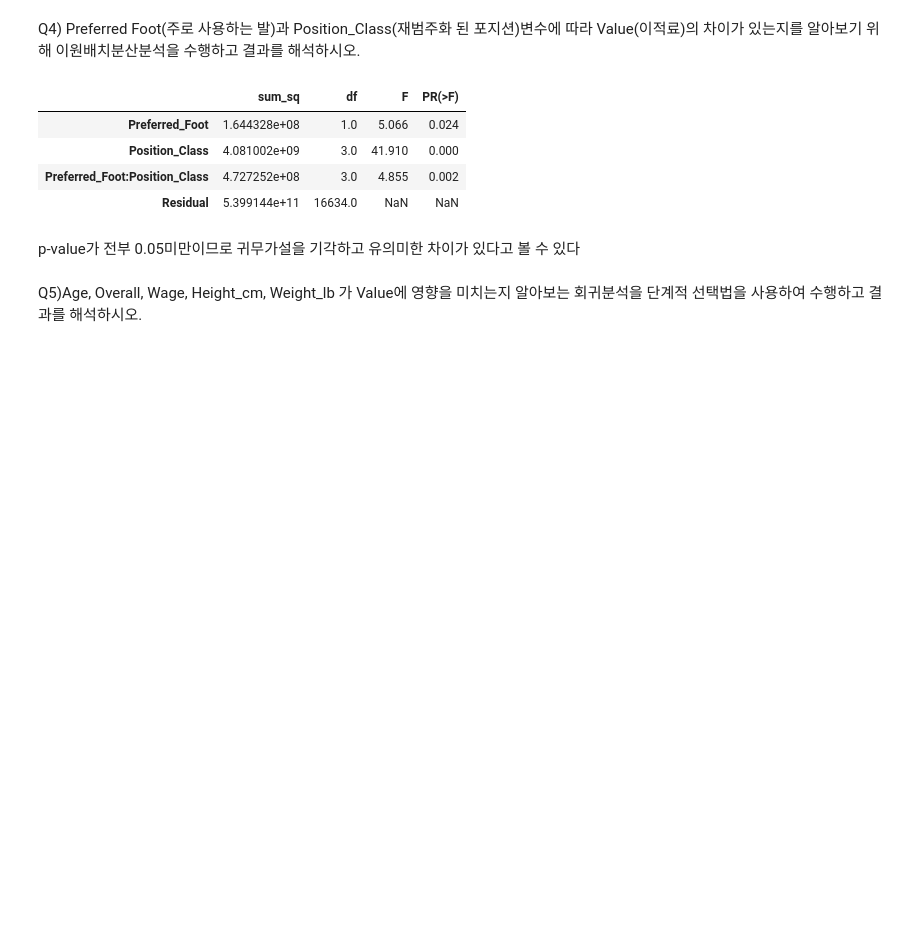
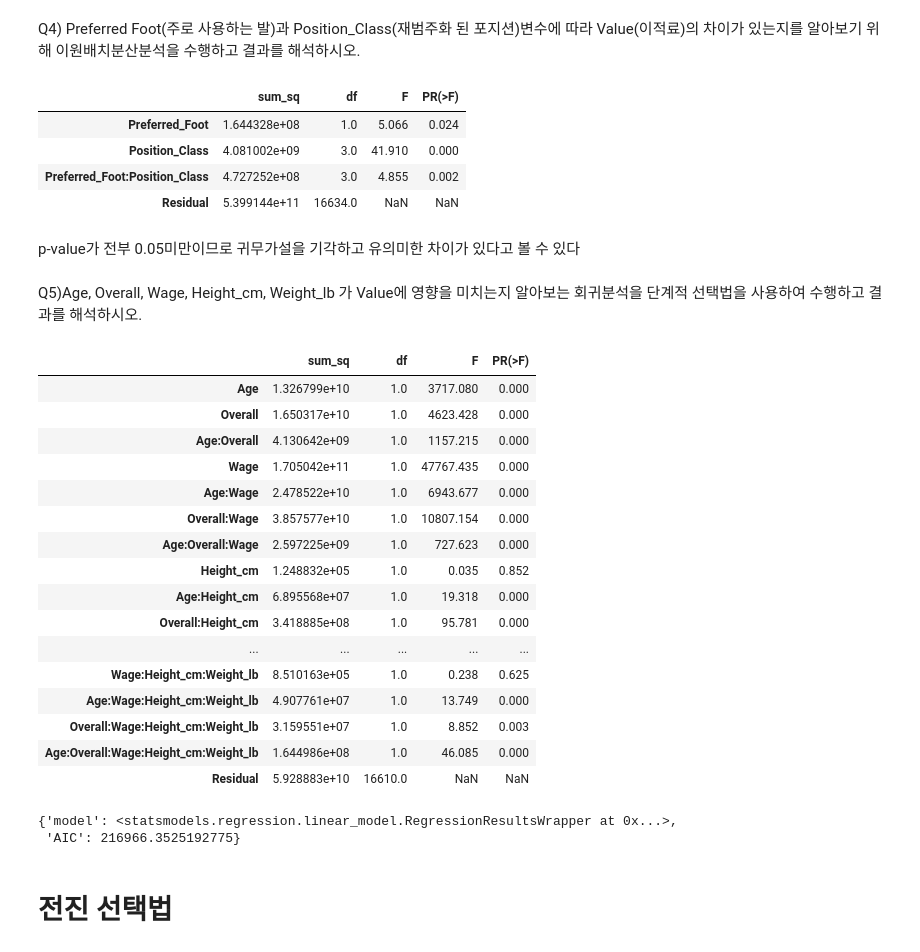
Before and after one commit to InChil2/Mac, a Jupyter notebook: stat/stat2.ipynb, the cells around one changed output. Drawn from its saved outputs; the diff is of its cells as text; code cells hidden in the pictures; blank space fills up the shorter version.

```diff
--- a/stat/stat2.ipynb
+++ b/stat/stat2.ipynb
@@ -812,3 +814,25 @@ sm.stats.anova_lm(fit_data2,typ=2).round(3)
 p-value가 전부 0.05미만이므로 귀무가설을 기각하고 유의미한 차이가 있다고 볼 수 있다
 # %% [markdown]
 Q5)Age, Overall, Wage, Height_cm, Weight_lb 가 Value에 영향을 미치는지 알아보는 회귀분석을 단계적 선택법을 사용하여 수행하고 결과를 해석하시오.
+# %%
+swm = fifa[['Age','Overall','Wage','Height_cm','Weight_lb','Value']]
+fit_swm = smf.ols('Value ~ Age * Overall * Wage * Height_cm * Weight_lb',swm).fit()
+sm.stats.anova_lm(fit_swm,typ=2).round(3)
+# %% [output]
+|  | sum_sq | df | F | PR(>F) |
+| Age | 1.326799e+10 | 1.0 | 3717.080 | 0.000 |
+| Overall | 1.650317e+10 | 1.0 | 4623.428 | 0.000 |
+| Age:Overall | 4.130642e+09 | 1.0 | 1157.215 | 0.000 |
+| Wage | 1.705042e+11 | 1.0 | 47767.435 | 0.000 |
+| Age:Wage | 2.478522e+10 | 1.0 | 6943.677 | 0.000 |
+| Overall:Wage | 3.857577e+10 | 1.0 | 10807.154 | 0.000 |
+| Age:Overall:Wage | 2.597225e+09 | 1.0 | 727.623 | 0.000 |
+| Height_cm | 1.248832e+05 | 1.0 | 0.035 | 0.852 |
+| Age:Height_cm | 6.895568e+07 | 1.0 | 19.318 | 0.000 |
+| Overall:Height_cm | 3.418885e+08 | 1.0 | 95.781 | 0.000 |
+| ... | ... | ... | ... | ... |
+| Wage:Height_cm:Weight_lb | 8.510163e+05 | 1.0 | 0.238 | 0.625 |
+| Age:Wage:Height_cm:Weight_lb | 4.907761e+07 | 1.0 | 13.749 | 0.000 |
+| Overall:Wage:Height_cm:Weight_lb | 3.159551e+07 | 1.0 | 8.852 | 0.003 |
+| Age:Overall:Wage:Height_cm:Weight_lb | 1.644986e+08 | 1.0 | 46.085 | 0.000 |
+| Residual | 5.928883e+10 | 16610.0 | NaN | NaN |
@@ -814,0 +856,7 @@ Q5)Age, Overall, Wage, Height_cm, Weight_lb 가 Value에 영향을 미치는지
+# %%
+processSubset(X_train,y_train,X.columns)
+# %% [output]
+{'model': <statsmodels.regression.linear_model.RegressionResultsWrapper at 0x...>,
+ 'AIC': 216966.3525192775}
+# %% [markdown]
+# 전진 선택법
```
Also changed, not shown: parts of 13 cells of this notebook, 3 other files.
